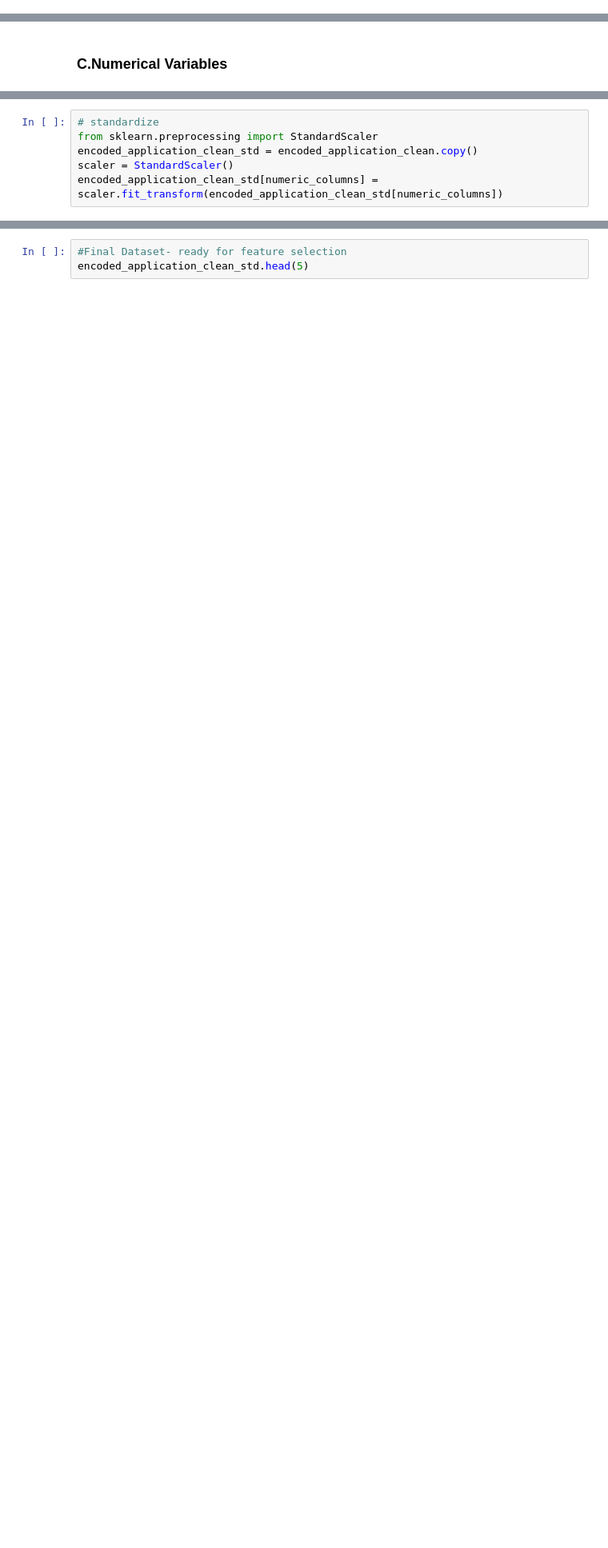
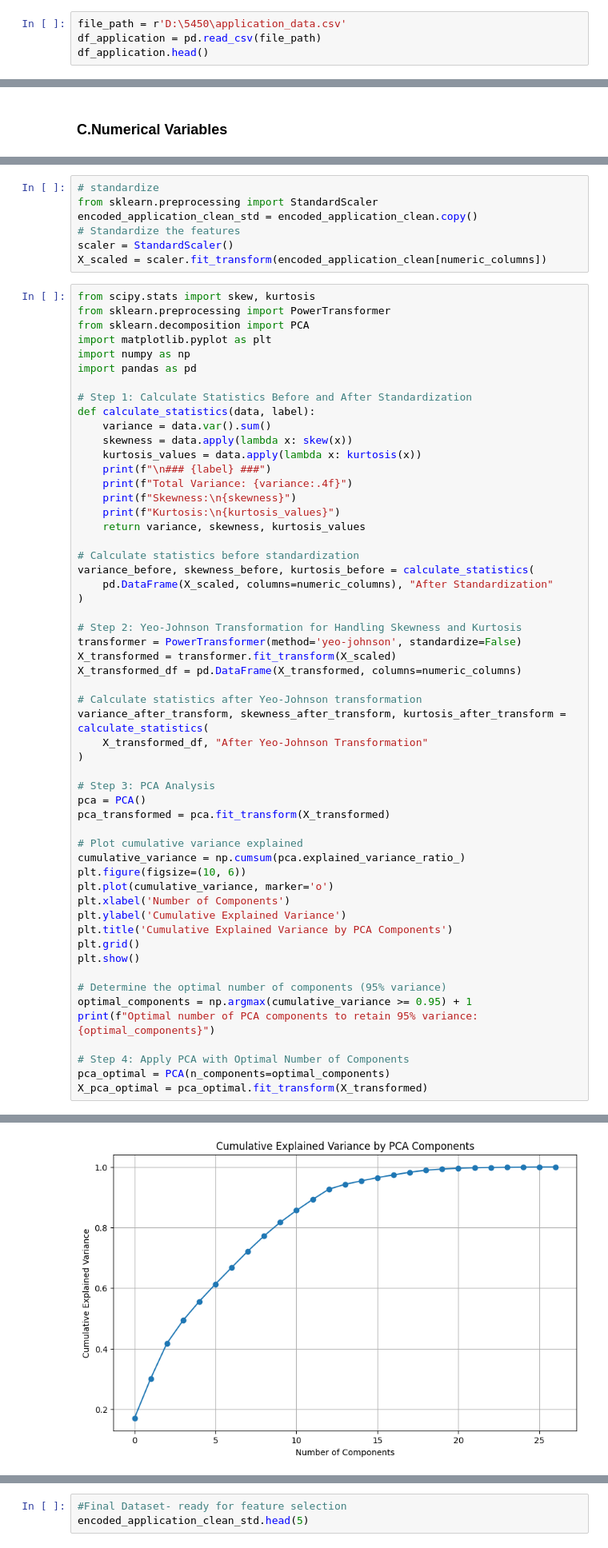
Before and after one commit to wildestdream33/Credit-Risk-Project, a Jupyter notebook: 545_Final_Project.ipynb, the cells around one changed output, grey strips where cells are left out. Shown: that part at 80% size. Saved outputs shown, nothing was run; the diff lists cells and outputs as text; blank space fills up the shorter version.

Commit message:
Updated Jupyter Notebook with PCA integration and model analysis

```diff
--- a/545_Final_Project.ipynb
+++ b/545_Final_Project.ipynb
@@ -32,0 +22,4 @@ df_application.head()
+# %%
+file_path = r'D:\5450\application_data.csv'
+df_application = pd.read_csv(file_path)
+df_application.head()
@@ -233,5 +236,62 @@ display(numerical_summary)
 # standardize
 from sklearn.preprocessing import StandardScaler
 encoded_application_clean_std = encoded_application_clean.copy()
+# Standardize the features
 scaler = StandardScaler()
-encoded_application_clean_std[numeric_columns] = scaler.fit_transform(encoded_application_clean_std[numeric_columns])
+X_scaled = scaler.fit_transform(encoded_application_clean[numeric_columns])
+# %%
+from scipy.stats import skew, kurtosis
+from sklearn.preprocessing import PowerTransformer
+from sklearn.decomposition import PCA
+import matplotlib.pyplot as plt
+import numpy as np
+import pandas as pd
+
+# Step 1: Calculate Statistics Before and After Standardization
+def calculate_statistics(data, label):
+    variance = data.var().sum()
+    skewness = data.apply(lambda x: skew(x))
+    kurtosis_values = data.apply(lambda x: kurtosis(x))
+    print(f"\n### {label} ###")
+    print(f"Total Variance: {variance:.4f}")
+    print(f"Skewness:\n{skewness}")
+    print(f"Kurtosis:\n{kurtosis_values}")
+    return variance, skewness, kurtosis_values
+
+# Calculate statistics before standardization
+variance_before, skewness_before, kurtosis_before = calculate_statistics(
+    pd.DataFrame(X_scaled, columns=numeric_columns), "After Standardization"
+)
+
+# Step 2: Yeo-Johnson Transformation for Handling Skewness and Kurtosis
+transformer = PowerTransformer(method='yeo-johnson', standardize=False)
+X_transformed = transformer.fit_transform(X_scaled)
+X_transformed_df = pd.DataFrame(X_transformed, columns=numeric_columns)
+
+# Calculate statistics after Yeo-Johnson transformation
+variance_after_transform, skewness_after_transform, kurtosis_after_transform = calculate_statistics(
+    X_transformed_df, "After Yeo-Johnson Transformation"
+)
+
+# Step 3: PCA Analysis
+pca = PCA()
+pca_transformed = pca.fit_transform(X_transformed)
+
+# Plot cumulative variance explained
+cumulative_variance = np.cumsum(pca.explained_variance_ratio_)
+plt.figure(figsize=(10, 6))
+plt.plot(cumulative_variance, marker='o')
+plt.xlabel('Number of Components')
+plt.ylabel('Cumulative Explained Variance')
+plt.title('Cumulative Explained Variance by PCA Components')
+plt.grid()
+plt.show()
+
+# Determine the optimal number of components (95% variance)
+optimal_components = np.argmax(cumulative_variance >= 0.95) + 1
+print(f"Optimal number of PCA components to retain 95% variance: {optimal_components}")
+
+# Step 4: Apply PCA with Optimal Number of Components
+pca_optimal = PCA(n_components=optimal_components)
+X_pca_optimal = pca_optimal.fit_transform(X_transformed)
+# %% [output]
@@ -237,0 +315 @@ encoded_application_clean_std[numeric_columns] = scaler.fit_transform(encoded_ap
+[figure, added]
```
Also changed, not shown: parts of 12 cells of this notebook.
